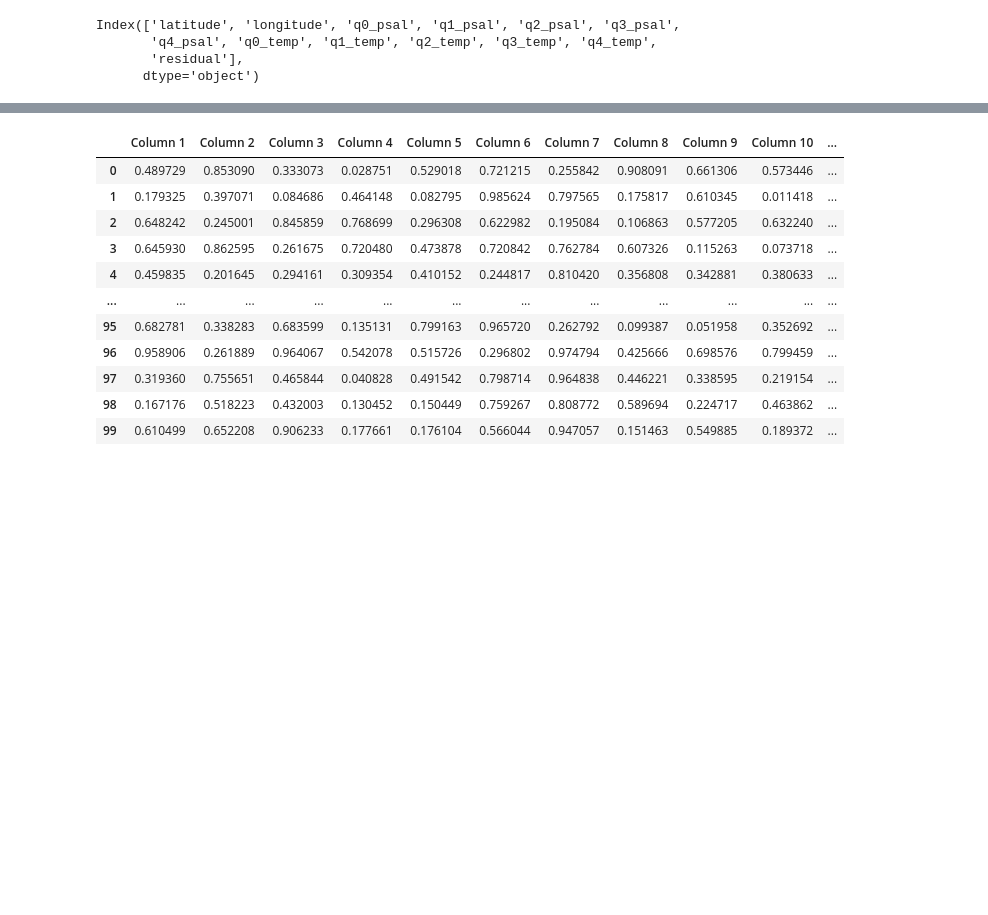
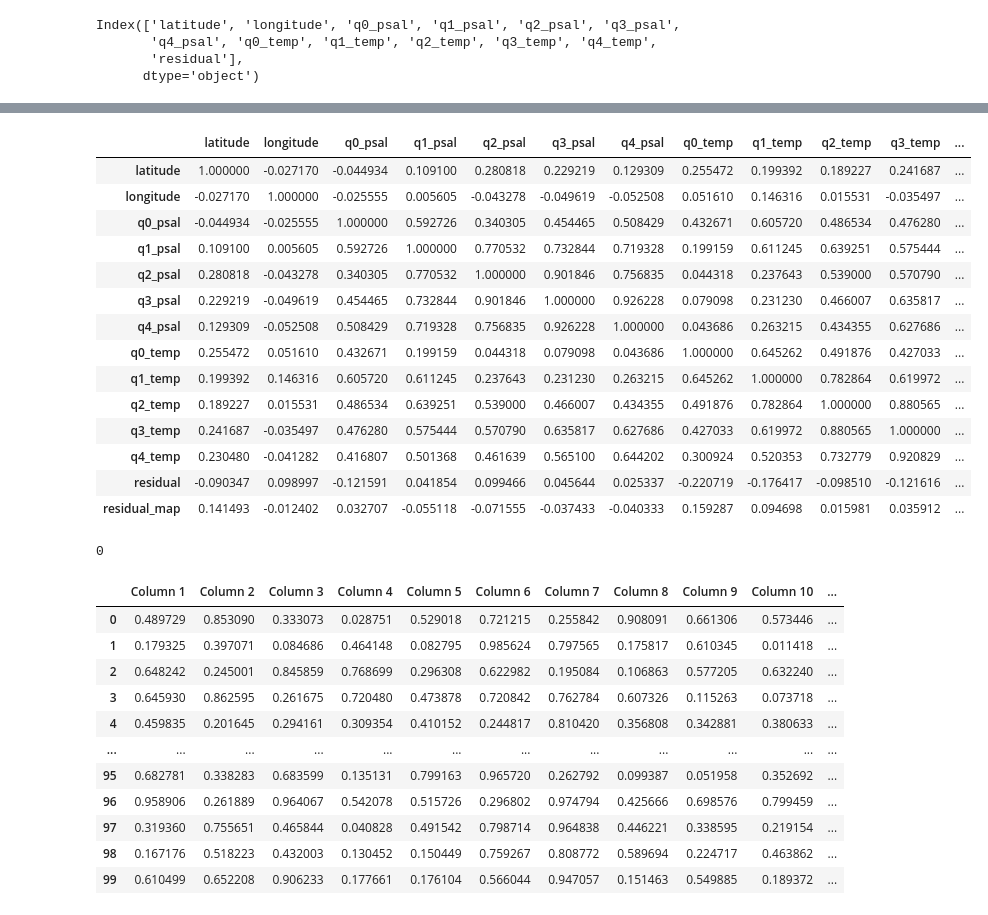
Before and after one commit to JonPGallegos/ocean_climate, a Jupyter notebook: ocean_climate.ipynb, the cells around one changed output, grey strips where cells are left out. Cells and saved outputs as stored; diff of their text form; code cells hidden in the pictures; blank space fills up the shorter version.

```diff
--- a/ocean_climate.ipynb
+++ b/ocean_climate.ipynb
@@ -2232,3 +2337,25 @@ data.corr()
+# %%
+data.corr()
+# %% [output]
+|  | latitude | longitude | q0_psal | q1_psal | q2_psal | q3_psal | q4_psal | q0_temp | q1_temp | q2_temp | q3_temp | ... |
+| latitude | 1.000000 | -0.027170 | -0.044934 | 0.109100 | 0.280818 | 0.229219 | 0.129309 | 0.255472 | 0.199392 | 0.189227 | 0.241687 | ... |
+| longitude | -0.027170 | 1.000000 | -0.025555 | 0.005605 | -0.043278 | -0.049619 | -0.052508 | 0.051610 | 0.146316 | 0.015531 | -0.035497 | ... |
+| q0_psal | -0.044934 | -0.025555 | 1.000000 | 0.592726 | 0.340305 | 0.454465 | 0.508429 | 0.432671 | 0.605720 | 0.486534 | 0.476280 | ... |
+| q1_psal | 0.109100 | 0.005605 | 0.592726 | 1.000000 | 0.770532 | 0.732844 | 0.719328 | 0.199159 | 0.611245 | 0.639251 | 0.575444 | ... |
+| q2_psal | 0.280818 | -0.043278 | 0.340305 | 0.770532 | 1.000000 | 0.901846 | 0.756835 | 0.044318 | 0.237643 | 0.539000 | 0.570790 | ... |
+| q3_psal | 0.229219 | -0.049619 | 0.454465 | 0.732844 | 0.901846 | 1.000000 | 0.926228 | 0.079098 | 0.231230 | 0.466007 | 0.635817 | ... |
+| q4_psal | 0.129309 | -0.052508 | 0.508429 | 0.719328 | 0.756835 | 0.926228 | 1.000000 | 0.043686 | 0.263215 | 0.434355 | 0.627686 | ... |
+| q0_temp | 0.255472 | 0.051610 | 0.432671 | 0.199159 | 0.044318 | 0.079098 | 0.043686 | 1.000000 | 0.645262 | 0.491876 | 0.427033 | ... |
+| q1_temp | 0.199392 | 0.146316 | 0.605720 | 0.611245 | 0.237643 | 0.231230 | 0.263215 | 0.645262 | 1.000000 | 0.782864 | 0.619972 | ... |
+| q2_temp | 0.189227 | 0.015531 | 0.486534 | 0.639251 | 0.539000 | 0.466007 | 0.434355 | 0.491876 | 0.782864 | 1.000000 | 0.880565 | ... |
+| q3_temp | 0.241687 | -0.035497 | 0.476280 | 0.575444 | 0.570790 | 0.635817 | 0.627686 | 0.427033 | 0.619972 | 0.880565 | 1.000000 | ... |
+| q4_temp | 0.230480 | -0.041282 | 0.416807 | 0.501368 | 0.461639 | 0.565100 | 0.644202 | 0.300924 | 0.520353 | 0.732779 | 0.920829 | ... |
+| residual | -0.090347 | 0.098997 | -0.121591 | 0.041854 | 0.099466 | 0.045644 | 0.025337 | -0.220719 | -0.176417 | -0.098510 | -0.121616 | ... |
+| residual_map | 0.141493 | -0.012402 | 0.032707 | -0.055118 | -0.071555 | -0.037433 | -0.040333 | 0.159287 | 0.094698 | 0.015981 | 0.035912 | ... |
+# %%
+data['residual'].isna().sum()
+# %% [output]
+0
 # %%
 data = np.random.rand(100,10)
 
```
Also changed, not shown: parts of 26 cells of this notebook.
